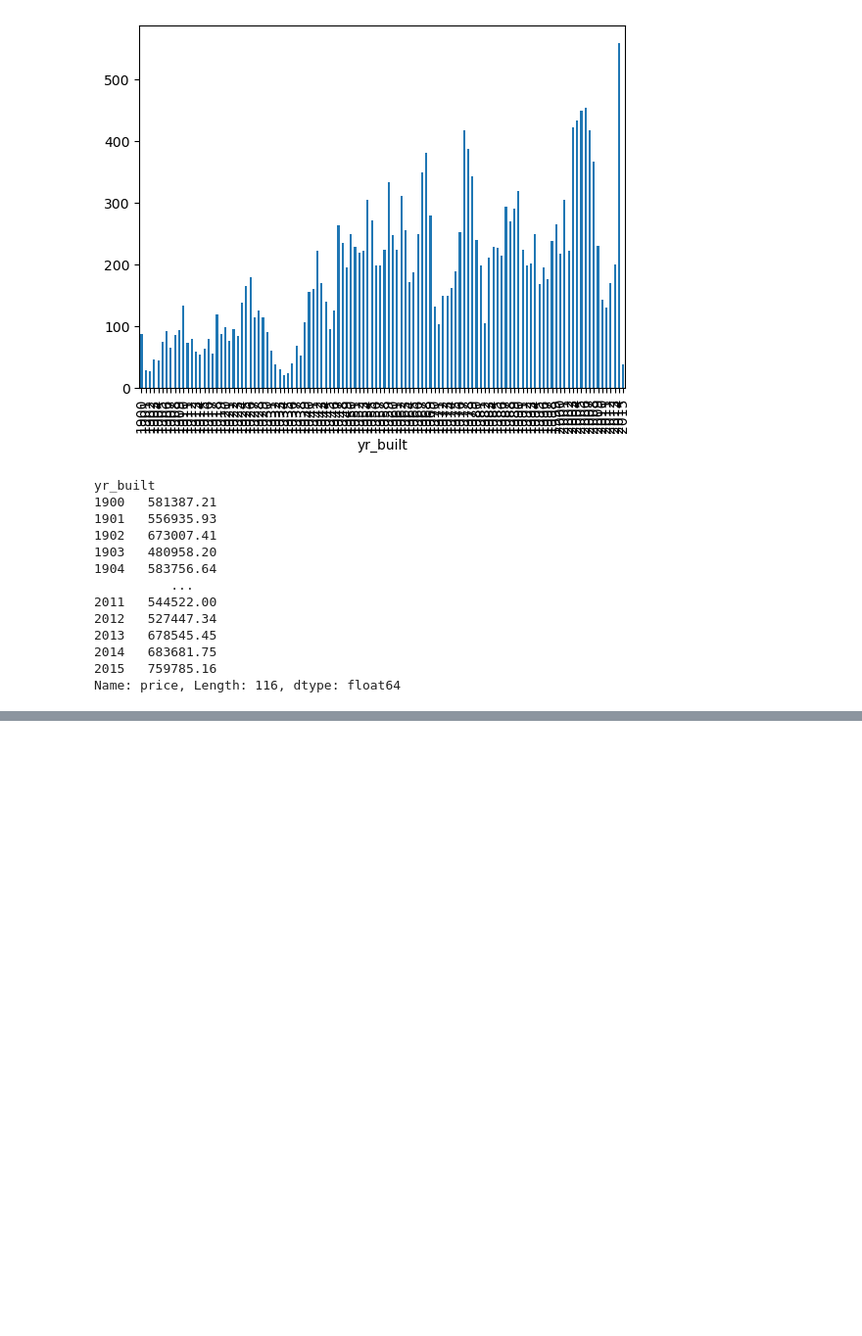
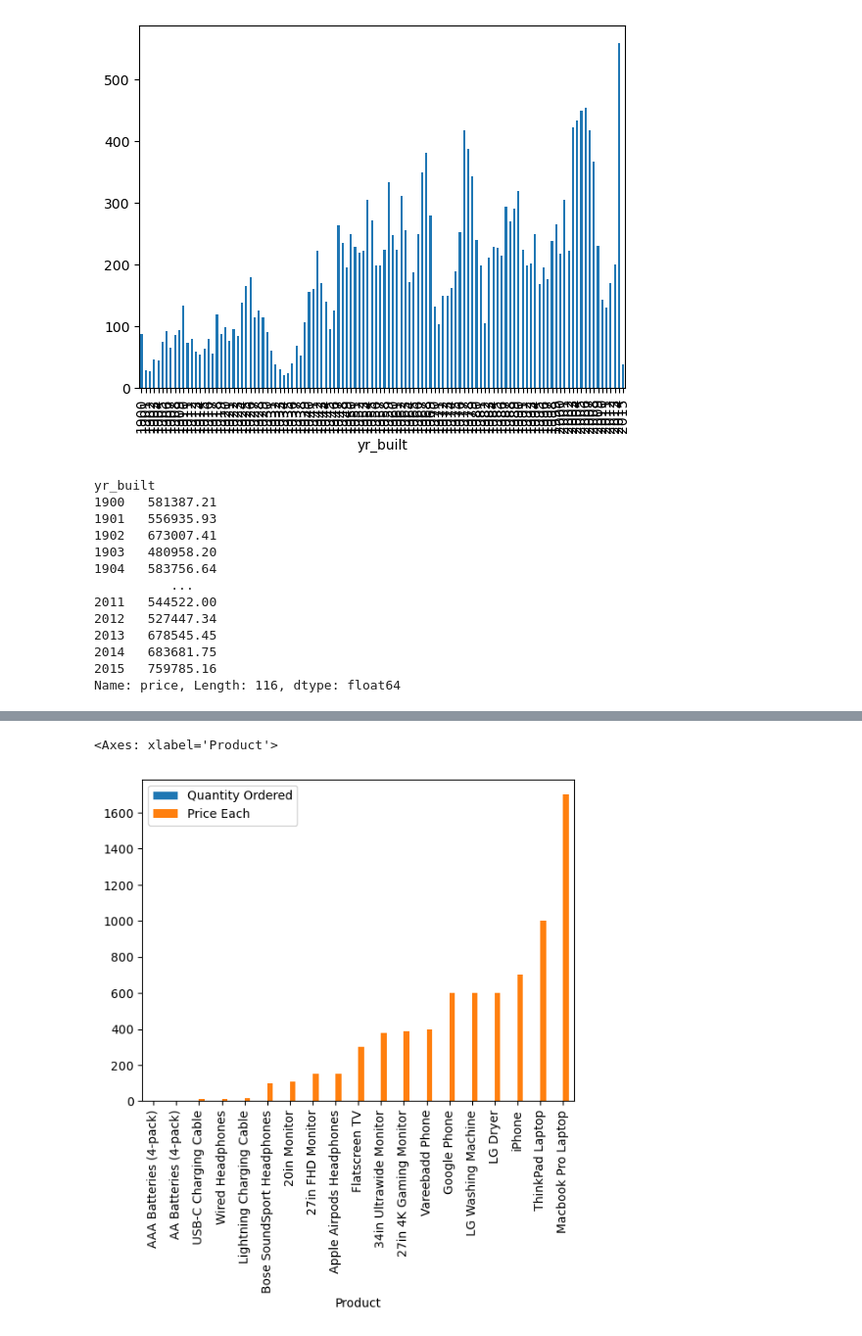
Before and after one commit to BryanHs20/Python-para-Data-Analyst, a Jupyter notebook: Python Avanzado/Exploratory Data Analyst - EDA/Exploratorio de Datos.ipynb, the cells around one changed output, grey strips where cells are left out. Shown at 98% size. Saved outputs shown, nothing was run; the diff lists cells and outputs as text; code cells hidden in the pictures; blank space fills up the shorter version.

```diff
--- a/Python Avanzado/Exploratory Data Analyst - EDA/Exploratorio de Datos.ipynb
+++ b/Python Avanzado/Exploratory Data Analyst - EDA/Exploratorio de Datos.ipynb
@@ -356,0 +775,5 @@ Name: price, Length: 116, dtype: float64
+# %%
+df.groupby(['Product'])[['Quantity Ordered', 'Price Each']].median().sort_values(by='Price Each').plot.bar()
+# %% [output]
+<Axes: xlabel='Product'>
+[figure, added]
```
Also changed, not shown: parts of 77 cells of this notebook.
